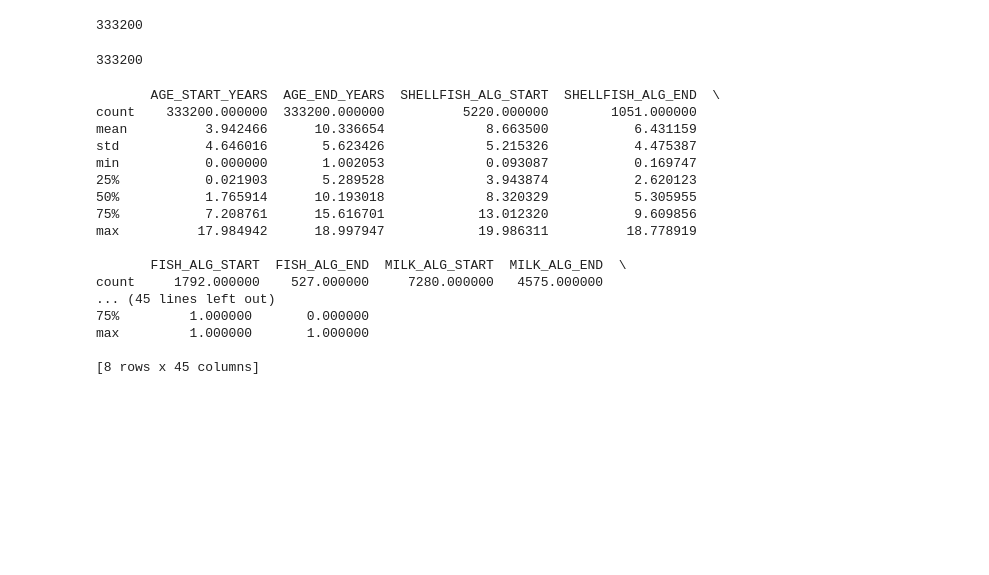
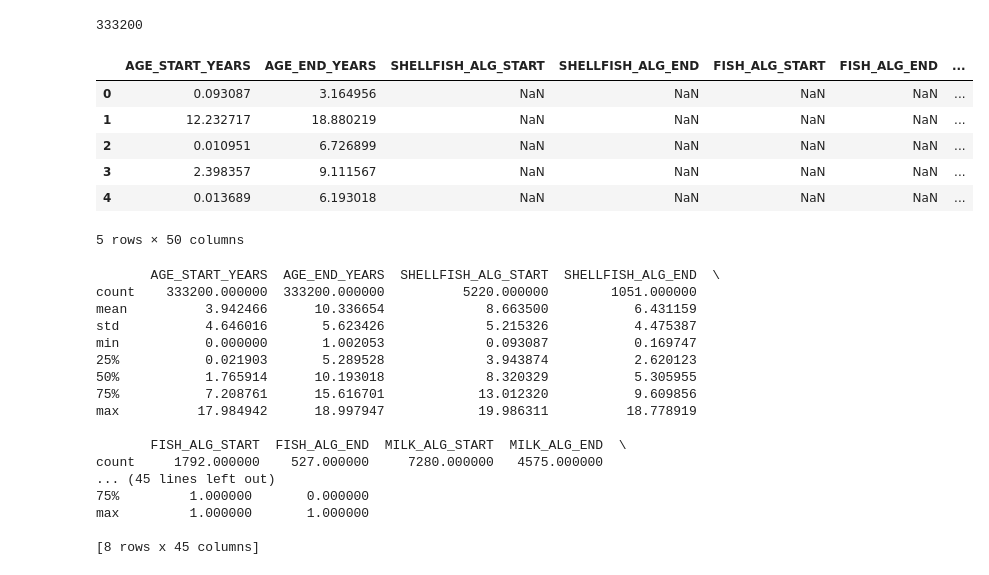
Before and after one commit to SebRousSunga/Comp541Group4, a Jupyter notebook: foodAllergies.ipynb, the cells around one changed output. Cells and saved outputs as stored; diff of their text form; code cells hidden in the pictures; blank space fills up the shorter version.

Commit message:
tried to include the age groups, zero change

```diff
--- a/foodAllergies.ipynb
+++ b/foodAllergies.ipynb
@@ -15,32 +15,43 @@ cleanedAllergyData = allergyData.drop(columns=['SUBJECT_ID', 'BIRTH_YEAR'])
 # %%
 import matplotlib.pyplot as plt
 
 from scipy.stats import skew
 import seaborn as sns
 # Use matplotlib and scipy to describe the statistical data and skewness of column, temp is used to reduce the amount of column name repetition
 
 
 
 #Get all numerical attributes
 allNumericalData = cleanedAllergyData.drop(columns=['GENDER_FACTOR','RACE_FACTOR','PAYER_FACTOR','ETHNICITY_FACTOR','ATOPIC_MARCH_COHORT'])
 replaceMinus = allNumericalData[allNumericalData >= 0]
 handleOutliers = replaceMinus[replaceMinus < 20]
 handleOutliers['GENDER_FACTOR'] = cleanedAllergyData['GENDER_FACTOR']
 handleOutliers['RACE_FACTOR'] = cleanedAllergyData['RACE_FACTOR']
 handleOutliers['PAYER_FACTOR'] = cleanedAllergyData['PAYER_FACTOR']
 handleOutliers['ATOPIC_MARCH_COHORT'] = cleanedAllergyData['ATOPIC_MARCH_COHORT']
 #
 
 AllergenData = handleOutliers
 #Better naming
 AllergenData['ASTHMA_RX'] = AllergenData['FIRST_ASTHMARX'].notna().astype(int)
 EndColumns = [col for col in AllergenData if col.endswith('END')]
 AllergenData['PATIENT_CURED'] = AllergenData[EndColumns].notna().any(axis=1).astype(int)
 
 
-print(len(AllergenData))
+labels = ['Toddler','Child','Pre-Teen','Teenager']
+
+AllergenData['AGE_GROUP'] = pd.cut(AllergenData['AGE_START_YEARS'],bins=[0,5,9,13,18],labels= labels, right=False)
+
+
+AllergenData.head(5)
 # %% [output]
+|  | AGE_START_YEARS | AGE_END_YEARS | SHELLFISH_ALG_START | SHELLFISH_ALG_END | FISH_ALG_START | FISH_ALG_END | ... |
+| 0 | 0.093087 | 3.164956 | NaN | NaN | NaN | NaN | ... |
+| 1 | 12.232717 | 18.880219 | NaN | NaN | NaN | NaN | ... |
+| 2 | 0.010951 | 6.726899 | NaN | NaN | NaN | NaN | ... |
+| 3 | 2.398357 | 9.111567 | NaN | NaN | NaN | NaN | ... |
+| 4 | 0.013689 | 6.193018 | NaN | NaN | NaN | NaN | ... |
-333200
+5 rows × 50 columns
 # %%
 from scipy.stats import skew
 import seaborn as sns
```
Also changed, not shown: parts of 1 cell of this notebook.
